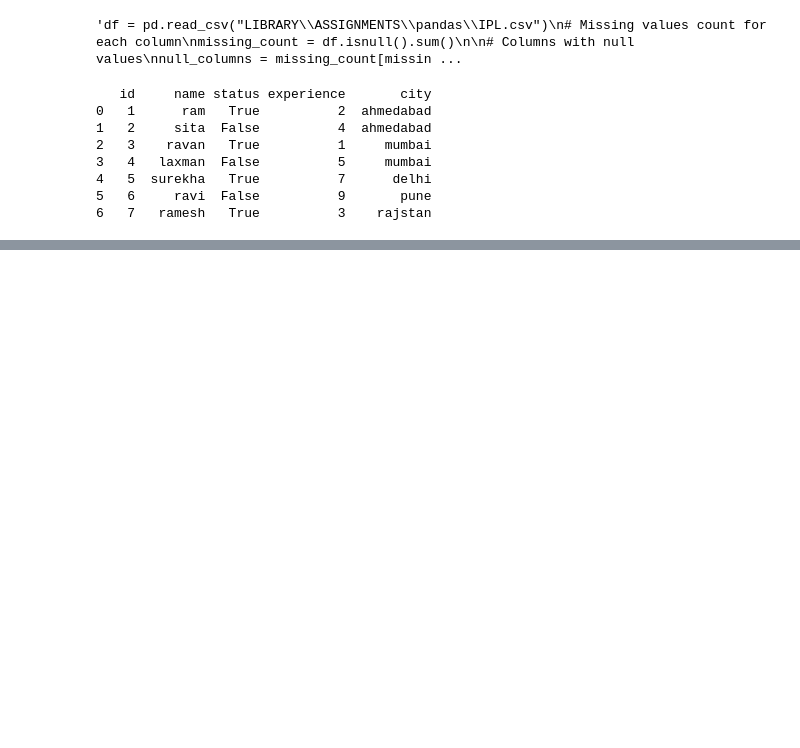
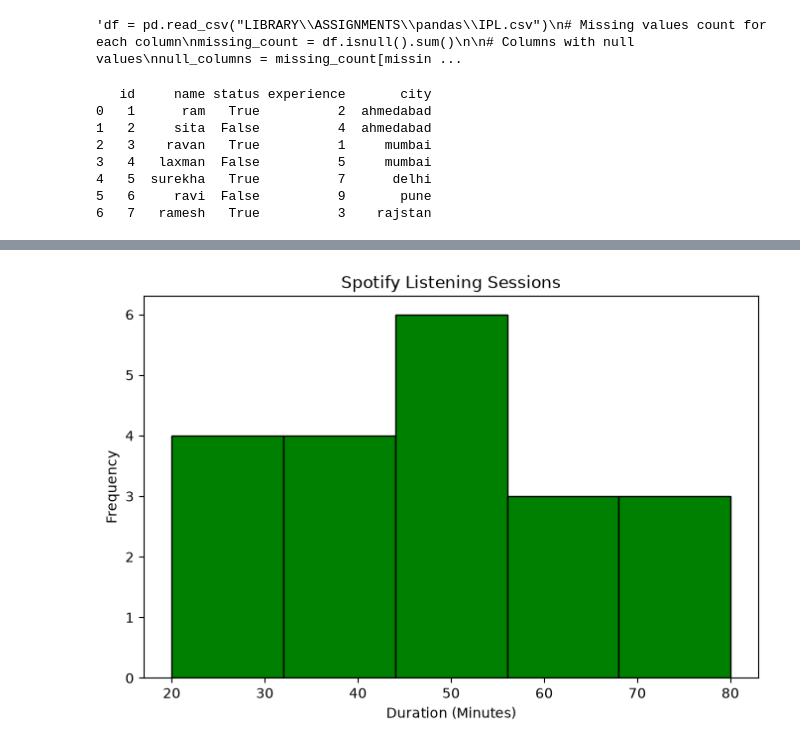
Before and after one commit to meshvap2511/libraries, a Jupyter notebook: tasks.ipynb, the cells around one changed output, grey strips where cells are left out. Saved outputs shown, nothing was run; the diff lists cells and outputs as text; code cells hidden in the pictures; blank space fills up the shorter version.

```diff
--- a/tasks.ipynb
+++ b/tasks.ipynb
@@ -513,0 +701,22 @@ print(df)
+# %%
+sessions = [
+    25,30,45,60,35,
+    40,55,20,50,65,
+    30,45,70,80,55,
+    60,35,40,50,75
+]
+
+plt.figure(figsize=(8,5))
+
+plt.hist(sessions,
+         bins=5,
+         color="green",
+         edgecolor="black")
+
+plt.xlabel("Duration (Minutes)")
+plt.ylabel("Frequency")
+plt.title("Spotify Listening Sessions")
+
+plt.show()
+# %% [output]
+[figure, added]
```
Also changed, not shown: parts of 49 cells of this notebook, 15 other files.
